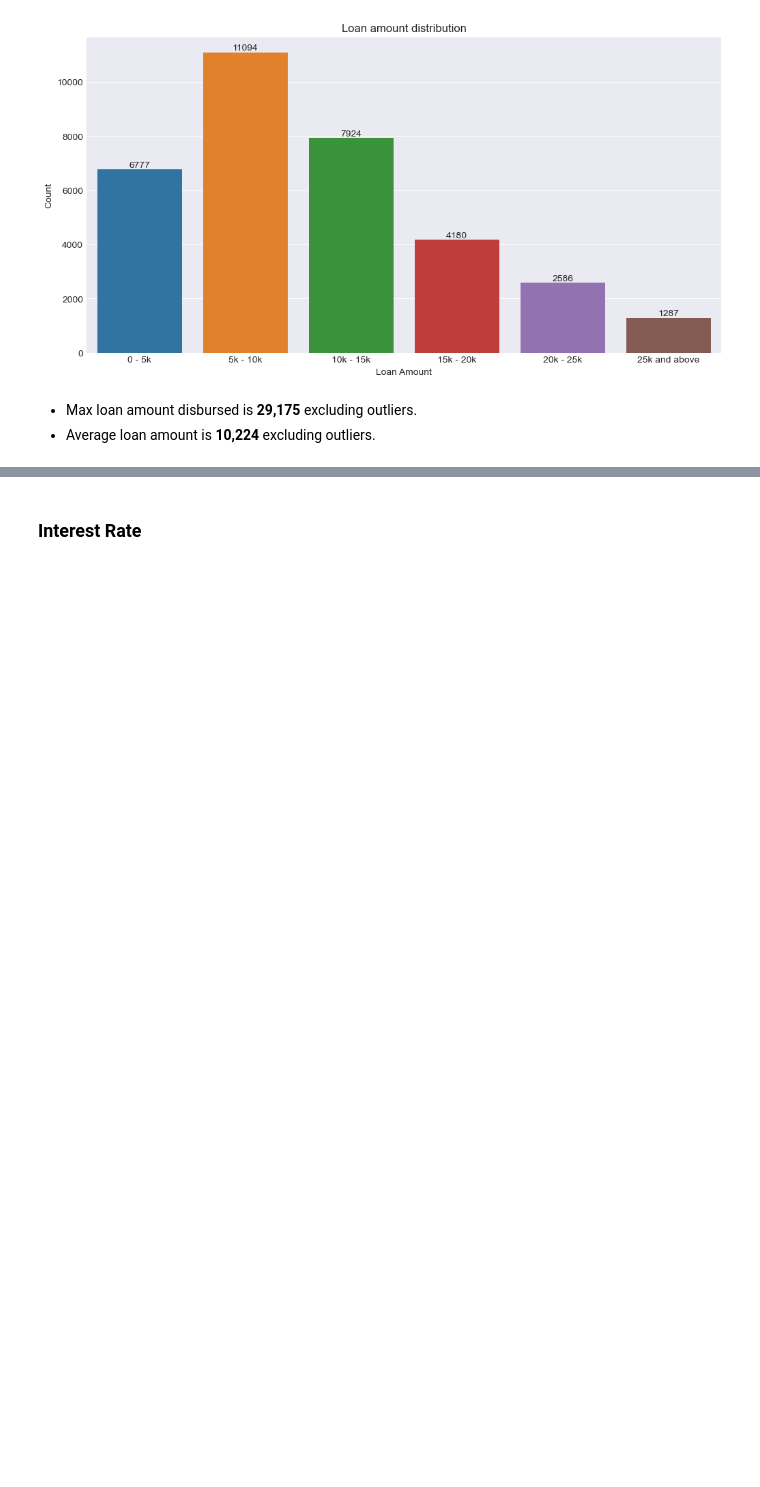
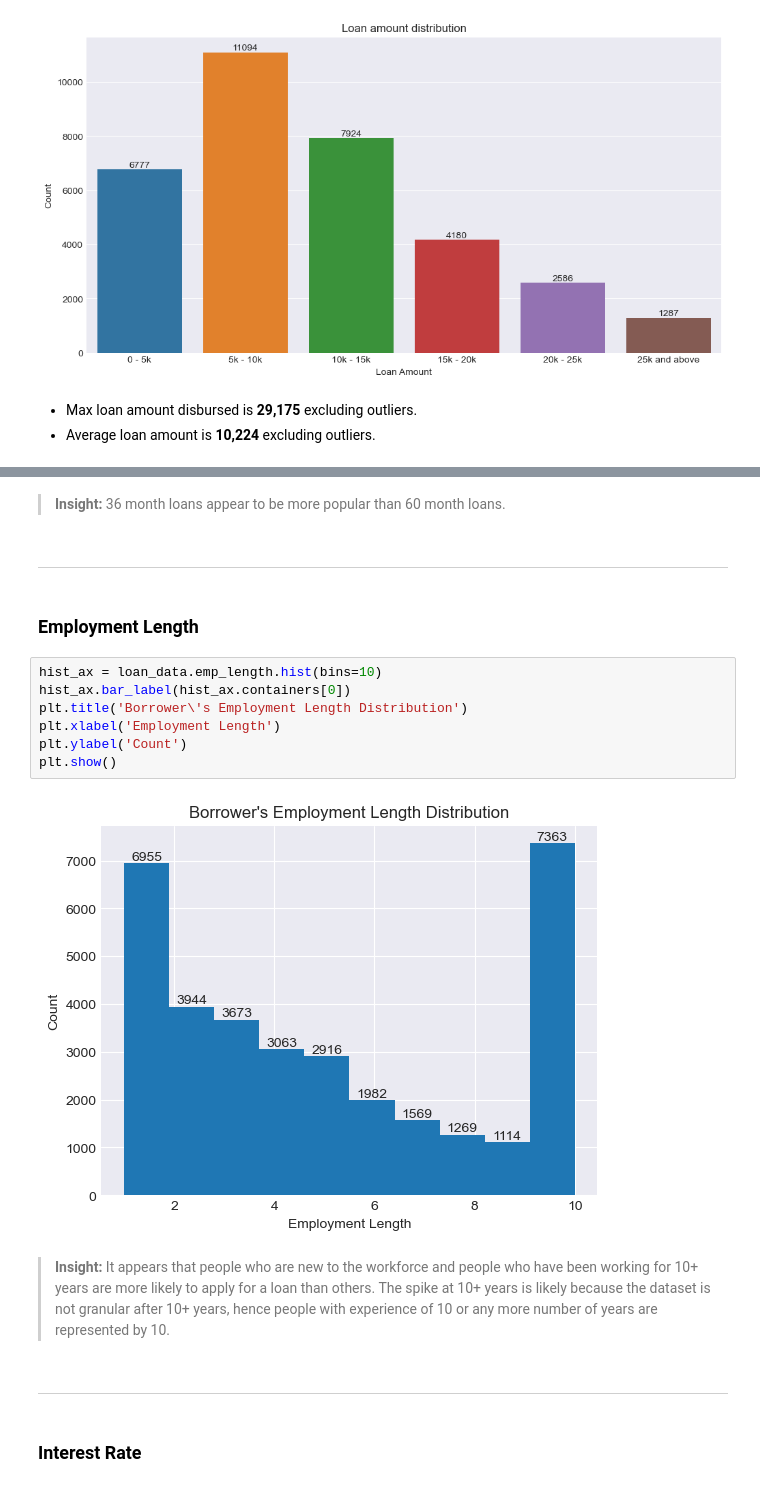
Before and after one commit to cyberpirate92/lending-club-case-study, a Jupyter notebook: Lending Club Case Study.ipynb, the cells around one changed output, grey strips where cells are left out. Saved outputs shown, nothing was run; the diff lists cells and outputs as text; blank space fills up the shorter version.

```diff
--- a/Lending Club Case Study.ipynb
+++ b/Lending Club Case Study.ipynb
@@ -713,3 +709,22 @@ plt.show()
+# %% [markdown]
+> __Insight:__ 36 month loans appear to be more popular than 60 month loans.
+# %% [markdown]
+---
+# %% [markdown]
+### Employment Length
+# %%
+hist_ax = loan_data.emp_length.hist(bins=10)
+hist_ax.bar_label(hist_ax.containers[0])
+plt.title('Borrower\'s Employment Length Distribution')
+plt.xlabel('Employment Length')
+plt.ylabel('Count')
+plt.show()
+# %% [output]
+[figure, added]
+# %% [markdown]
+> __Insight:__ It appears that people who are new to the workforce and people who have been working for 10+ years are more likely to apply for a loan than others. The spike at 10+ years is likely because the dataset is not granular after 10+ years, hence people with experience of 10 or any more number of years are represented by 10.
+# %% [markdown]
+---
 # %% [markdown]
 ### Interest Rate
 # %%
```
Also changed, not shown: parts of 52 cells of this notebook.
